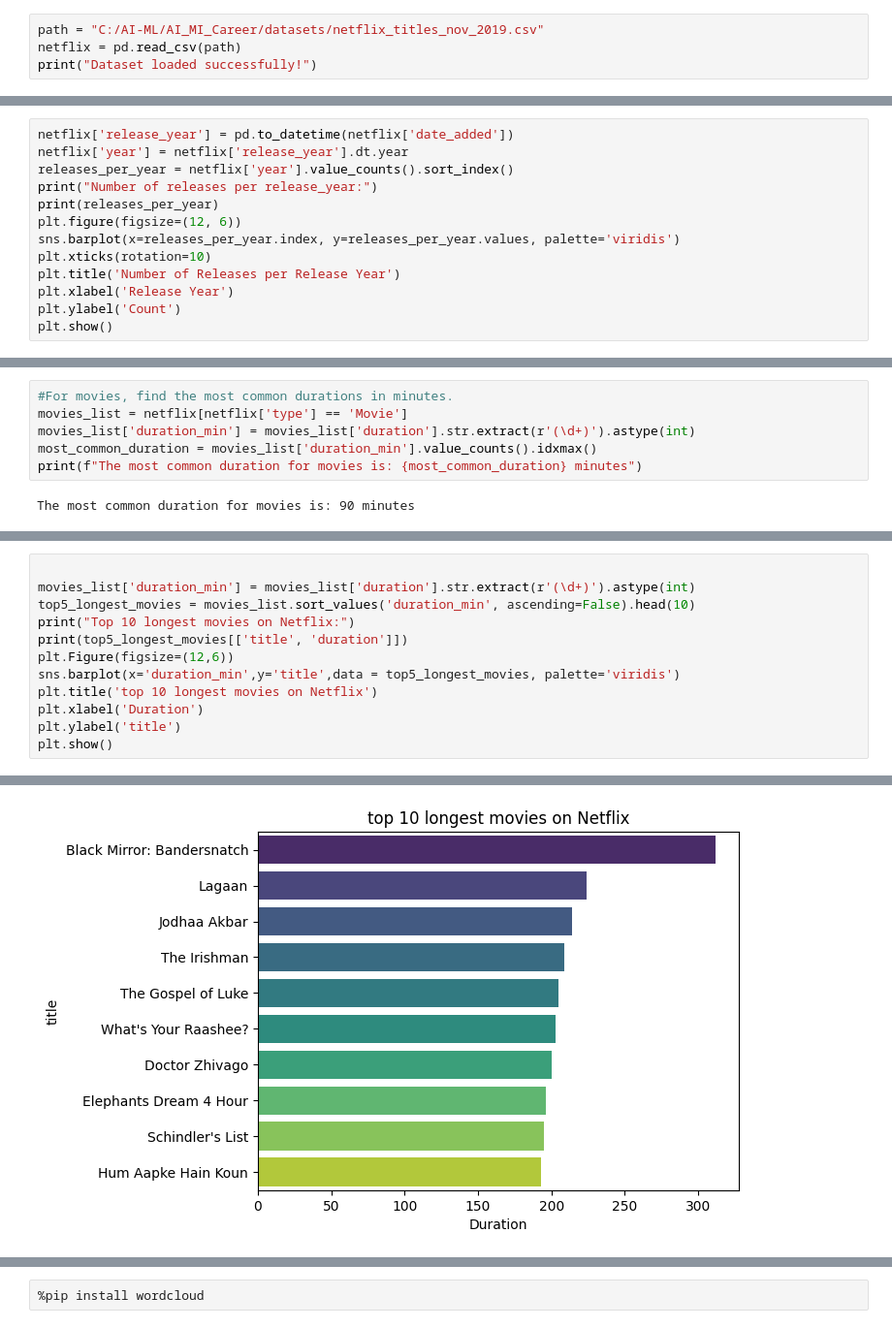
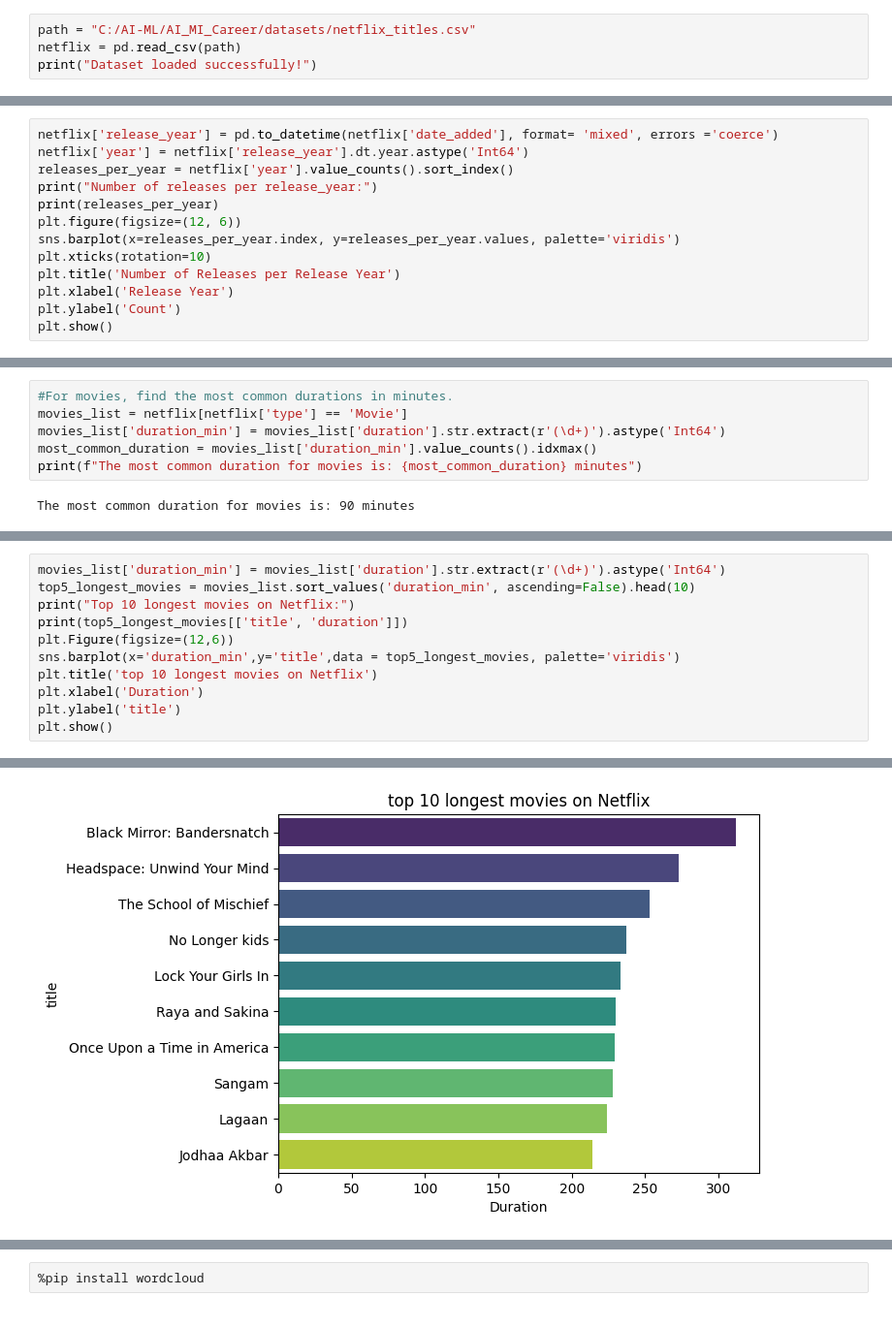
Before and after one commit to prabhumkpeak/AI_MI, a Jupyter notebook: .venv-1/EDA_Netflix.ipynb, the cells around one changed output, grey strips where cells are left out. Shown at 97% size. Saved outputs shown, nothing was run; the diff lists cells and outputs as text.

```diff
--- a/.venv-1/EDA_Netflix.ipynb
+++ b/.venv-1/EDA_Netflix.ipynb
@@ -10,7 +10,7 @@ warnings.filterwarnings('ignore')
 # %% [markdown]
 Load Netflix dataset
 # %%
-path = "C:/AI-ML/AI_MI_Career/datasets/netflix_titles_nov_2019.csv"
+path = "C:/AI-ML/AI_MI_Career/datasets/netflix_titles.csv"
 netflix = pd.read_csv(path)
 print("Dataset loaded successfully!")
 # %% [output]
@@ -315,8 +318,8 @@ Movies/Shows with no listed director:
 - Based on date_added, what is the monthly trend of Netflix additions?
 - How many shows were added in each month of the year, across years?
 # %%
-netflix['release_year'] = pd.to_datetime(netflix['date_added'])
-netflix['year'] = netflix['release_year'].dt.year
+netflix['release_year'] = pd.to_datetime(netflix['date_added'], format= 'mixed', errors ='coerce')
+netflix['year'] = netflix['release_year'].dt.year.astype('Int64')
 releases_per_year = netflix['year'].value_counts().sort_index()
 print("Number of releases per release_year:")
 print(releases_per_year)
@@ -417,7 +422,7 @@ Duration Insights
 # %%
 #For movies, find the most common durations in minutes.
 movies_list = netflix[netflix['type'] == 'Movie']
-movies_list['duration_min'] = movies_list['duration'].str.extract(r'(\d+)').astype(int)
+movies_list['duration_min'] = movies_list['duration'].str.extract(r'(\d+)').astype('Int64')
 most_common_duration = movies_list['duration_min'].value_counts().idxmax()
 print(f"The most common duration for movies is: {most_common_duration} minutes")
 # %% [output]
@@ -439,6 +444,5 @@ plt.show()
 # %%
-
-movies_list['duration_min'] = movies_list['duration'].str.extract(r'(\d+)').astype(int)
+movies_list['duration_min'] = movies_list['duration'].str.extract(r'(\d+)').astype('Int64')
 top5_longest_movies = movies_list.sort_values('duration_min', ascending=False).head(10)
 print("Top 10 longest movies on Netflix:")
 print(top5_longest_movies[['title', 'duration']])
@@ -464,2 +468,2 @@ Top 10 longest movies on Netflix:
-[figure, old version]
+[figure, new version]
 # %% [markdown]
```
Also changed, not shown: parts of 42 cells of this notebook.
